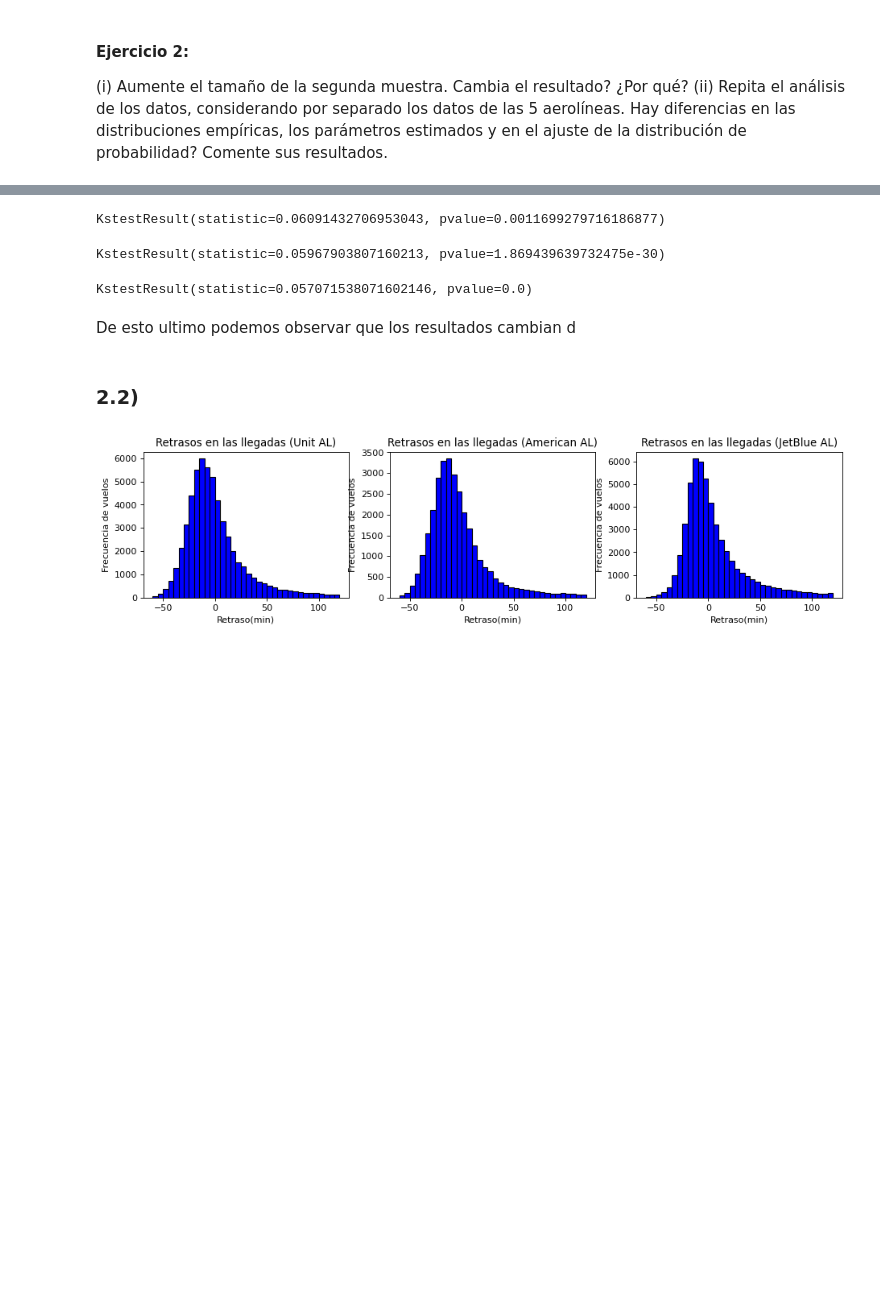
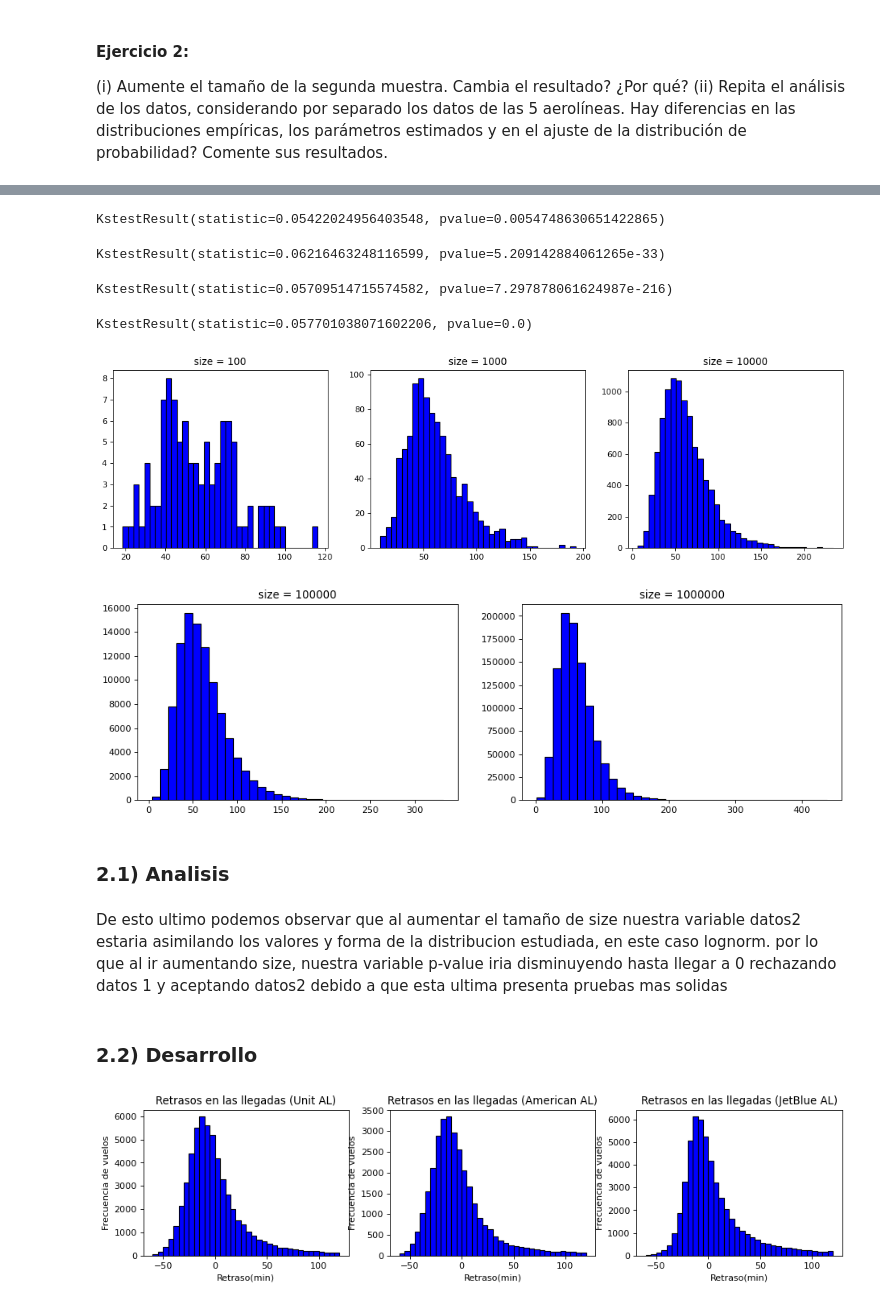
Before and after one commit to Spun1/INFO-274, a Jupyter notebook: lab3/Laboratorio3_2020.ipynb, the cells around one changed output, grey strips where cells are left out. Cells and saved outputs as stored; diff of their text form; code cells hidden in the pictures; blank space fills up the shorter version.

```diff
--- a/lab3/Laboratorio3_2020.ipynb
+++ b/lab3/Laboratorio3_2020.ipynb
@@ -356,25 +356,55 @@ KstestResult(statistic=0.09976591940412405, pvalue=0.2550979804304493)
 # %%
-datos2 = scipy.stats.lognorm.rvs(*args,size=1000)
+datos2_1000 = scipy.stats.lognorm.rvs(*args,size=1000)
 
-scipy.stats.kstest(datos1, datos2)
+scipy.stats.kstest(datos1, datos2_1000)
 # %% [output]
-KstestResult(statistic=0.06091432706953043, pvalue=0.0011699279716186877)
+KstestResult(statistic=0.05422024956403548, pvalue=0.0054748630651422865)
 # %%
-datos2 = scipy.stats.lognorm.rvs(*args,size=10000)
+datos2_10000 = scipy.stats.lognorm.rvs(*args,size=10000)
 
-scipy.stats.kstest(datos1, datos2)
+scipy.stats.kstest(datos1, datos2_10000)
 # %% [output]
-KstestResult(statistic=0.05967903807160213, pvalue=1.869439639732475e-30)
+KstestResult(statistic=0.06216463248116599, pvalue=5.209142884061265e-33)
 # %%
-datos2 = scipy.stats.lognorm.rvs(*args,size=10000000)
-
-scipy.stats.kstest(datos1, datos2)
+datos2_100000 = scipy.stats.lognorm.rvs(*args,size=100000)
+scipy.stats.kstest(datos1, datos2_100000)
 # %% [output]
-KstestResult(statistic=0.057071538071602146, pvalue=0.0)
+KstestResult(statistic=0.05709514715574582, pvalue=7.297878061624987e-216)
-# %% [markdown]
-De esto ultimo podemos observar que los resultados cambian d
+# %%
+datos2_1000000 = scipy.stats.lognorm.rvs(*args,size=1000000)
+scipy.stats.kstest(datos1, datos2_1000000)
+# %% [output]
+KstestResult(statistic=0.057701038071602206, pvalue=0.0)
+# %%
+fig, ax = plt.subplots(1, 3,figsize=(16, 4), dpi=80)
+fig, ax2 = plt.subplots(1, 2,figsize=(14, 4), dpi=80)
+ax[0].hist(datos2_100, color = 'blue', edgecolor = 'black',
+         bins = int(180/5));
+ax[1].hist(datos2_1000, color = 'blue', edgecolor = 'black',
+         bins = int(180/5));
+ax[2].hist(datos2_10000, color = 'blue', edgecolor = 'black',
+         bins = int(180/5));
+ax2[0].hist(datos2_100000, color = 'blue', edgecolor = 'black',
+         bins = int(180/5));
+ax2[1].hist(datos2_1000000, color = 'blue', edgecolor = 'black',
+         bins = int(180/5));
+
+#text
+
+ax[0].set_title('size = 100');
+ax[1].set_title('size = 1000');
+ax[2].set_title('size = 10000');
+ax2[0].set_title('size = 100000');
+ax2[1].set_title('size = 1000000');
+# %% [output]
+[figure, added]
+[figure, added]
+# %% [markdown]
+### 2.1) Analisis
+# %% [markdown]
+De esto ultimo podemos observar que al aumentar el tamaño de size nuestra variable datos2 estaria asimilando los valores y forma de la distribucion estudiada, en este caso lognorm. por lo que al ir aumentando size, nuestra variable p-value iria disminuyendo hasta llegar a 0 rechazando datos 1 y aceptando datos2 debido a que esta ultima presenta pruebas mas solidas
 # %% [markdown]
-### 2.2)
+### 2.2) Desarrollo
 # %%
 #Separacion de los datos
 unitedAL = vuelos['name'] == 'United Air Lines Inc.'
```
Also changed, not shown: parts of 20 cells of this notebook.
